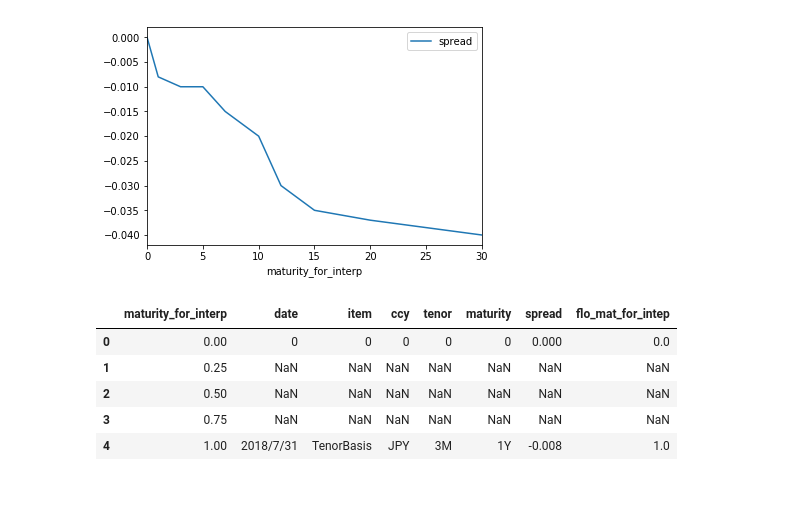
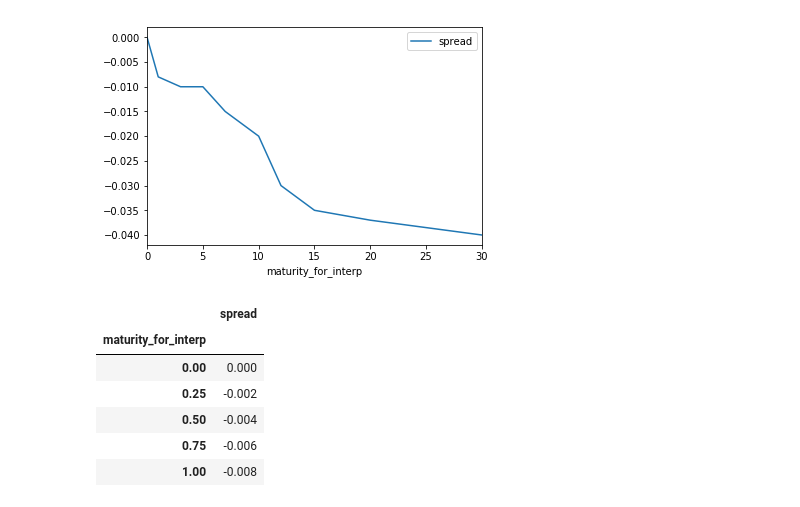
Before and after one commit to singlino0619/Finance, a Jupyter notebook: discount_factor/tenor_basis_curve.ipynb, the cells around one changed output. Drawn from its saved outputs; the diff is of its cells as text; code cells hidden in the pictures.

```diff
--- a/discount_factor/tenor_basis_curve.ipynb
+++ b/discount_factor/tenor_basis_curve.ipynb
@@ -60,13 +84,14 @@ tb.interp_spread().plot()
 [figure]
 # %%
 tb = TenorBasis(df_tb, 'JPY')
-tb.get_test()
+tb.get_test().head()
 # %% [output]
-|  | maturity_for_interp | date | item | ccy | tenor | maturity | spread | flo_mat_for_intep |
-| 0 | 0.00 | 0 | 0 | 0 | 0 | 0 | 0.000 | 0.0 |
-| 1 | 0.25 | NaN | NaN | NaN | NaN | NaN | NaN | NaN |
-| 2 | 0.50 | NaN | NaN | NaN | NaN | NaN | NaN | NaN |
-| 3 | 0.75 | NaN | NaN | NaN | NaN | NaN | NaN | NaN |
-| 4 | 1.00 | 2018/7/31 | TenorBasis | JPY | 3M | 1Y | -0.008 | 1.0 |
+|  | spread |
+| maturity_for_interp |  |
+| 0.00 | 0.000 |
+| 0.25 | -0.002 |
+| 0.50 | -0.004 |
+| 0.75 | -0.006 |
+| 1.00 | -0.008 |
 # %%
 tb = TenorBasis(df_tb, 'JPY')
```
Also changed, not shown: parts of 19 cells of this notebook, 10 other files.
